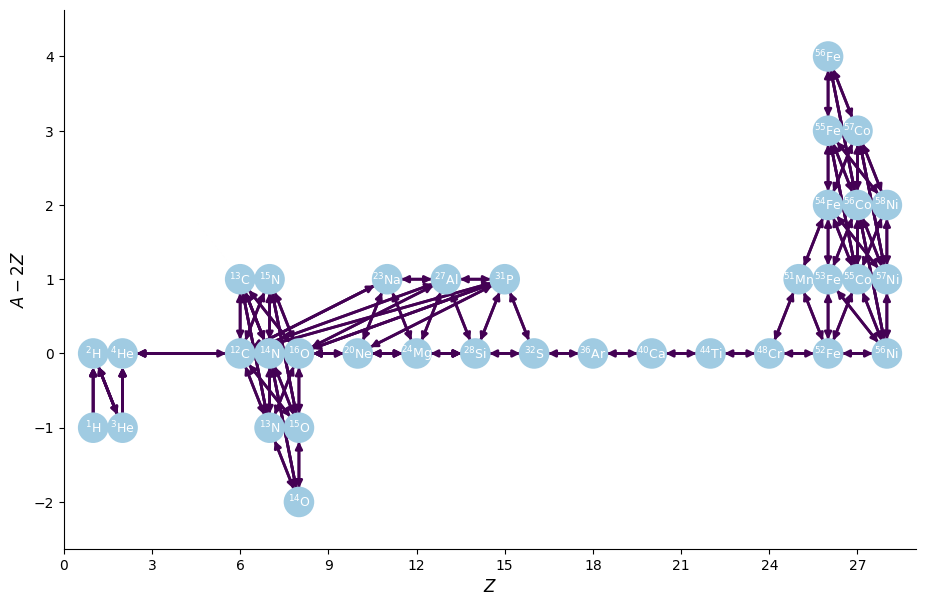
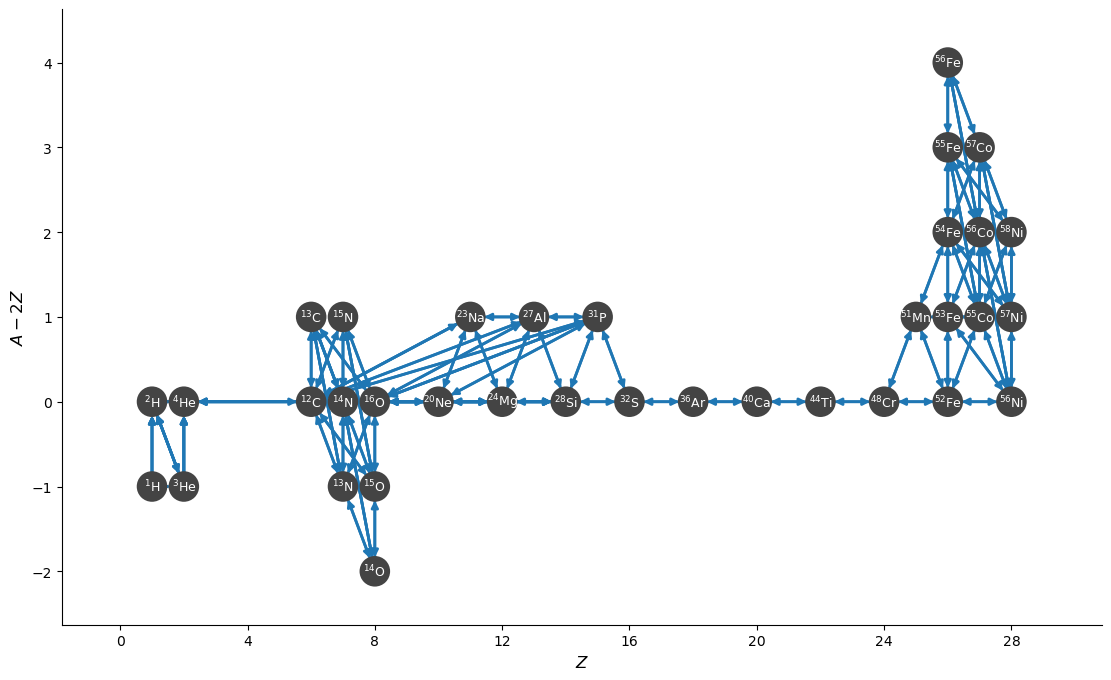
The notebook cell's code change between the first figure and the second:
--- before
+++ after
@@ -1,2 +1,2 @@
-fig = rc.plot(rotated=True, hide_xp=True, hide_xalpha=True,
+fig = rc.plot(rotated=True,
               node_size=400, node_font_size="9", size=(1100, 700))

Commit: change the default for hide_xp and hide_xalpha (#1361)